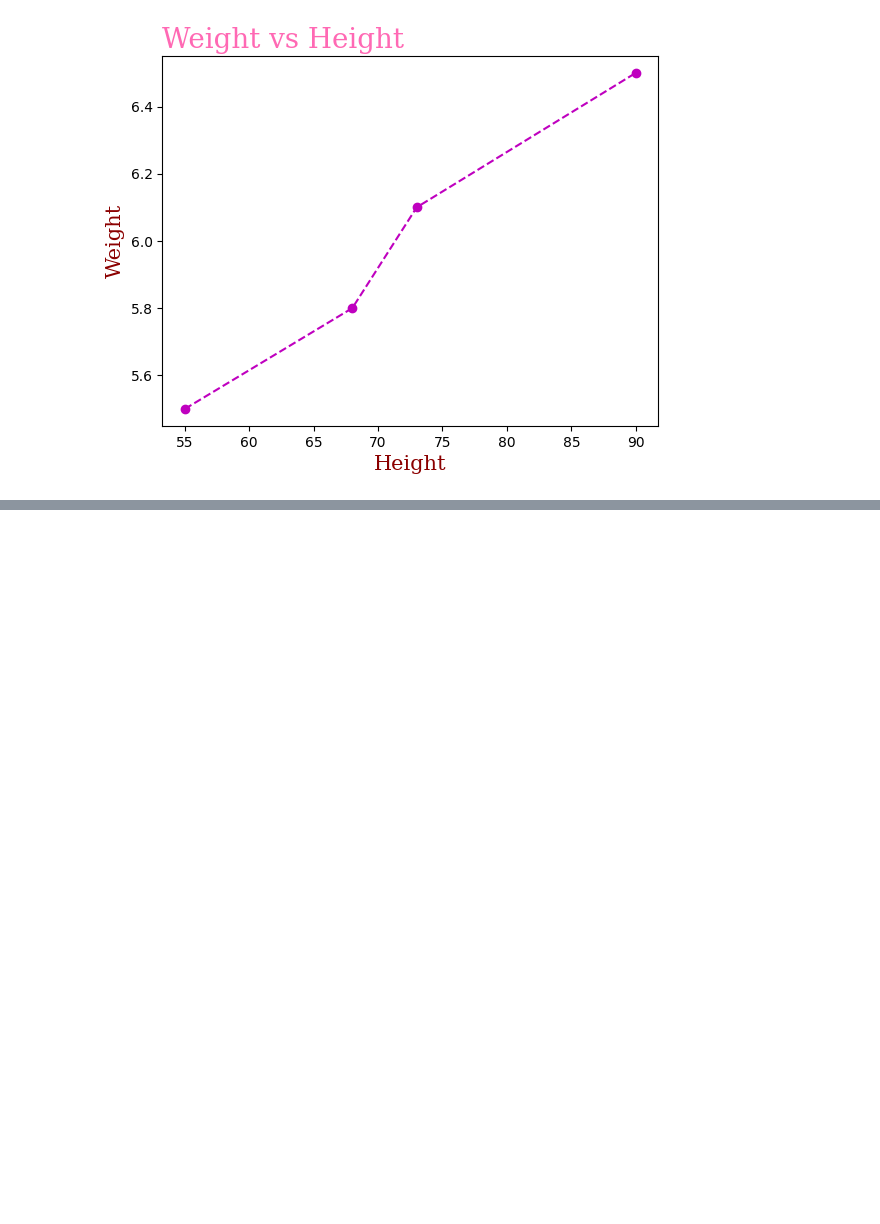
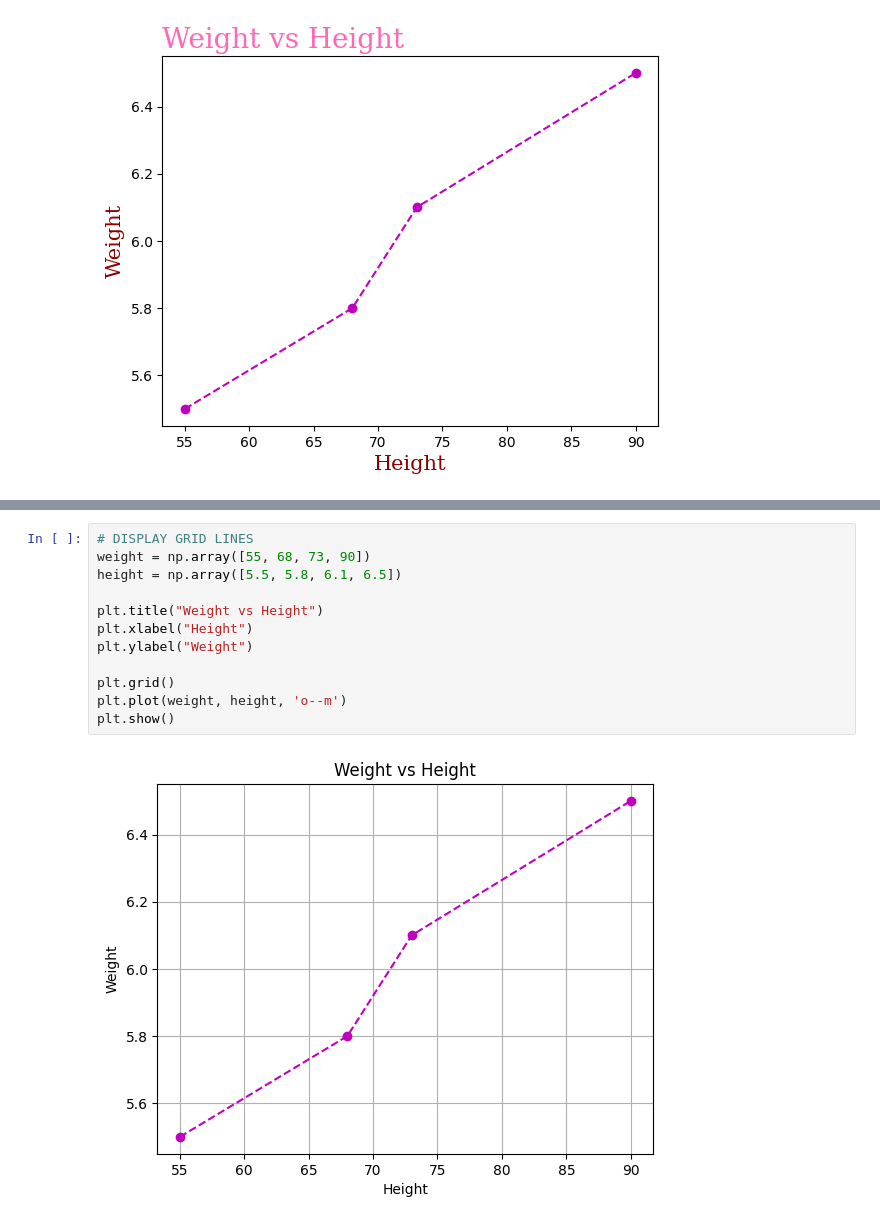
Before and after one commit to NatashaMoses/ML_Python_Libraries, a Jupyter notebook: matplotlib/matplotlib.ipynb, the cells around one changed output, grey strips where cells are left out. Saved outputs shown, nothing was run; the diff lists cells and outputs as text; blank space fills up the shorter version.

Commit message:
finish grid

```diff
--- a/matplotlib/matplotlib.ipynb
+++ b/matplotlib/matplotlib.ipynb
@@ -206,0 +223,14 @@ plt.show()
+# %%
+# DISPLAY GRID LINES
+weight = np.array([55, 68, 73, 90])
+height = np.array([5.5, 5.8, 6.1, 6.5])
+
+plt.title("Weight vs Height")
+plt.xlabel("Height")
+plt.ylabel("Weight")
+
+plt.grid()
+plt.plot(weight, height, 'o--m')
+plt.show()
+# %% [output]
+[figure, added]
```
Also changed, not shown: parts of 2 cells of this notebook.
